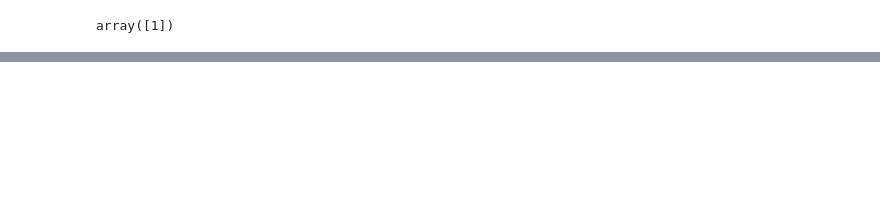
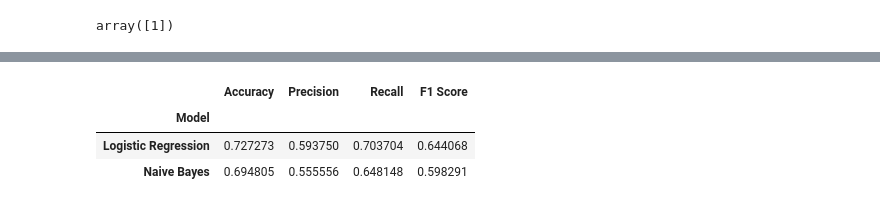
Before and after one commit to faizan-mustafa-dev/diabetes-prediction-ml, a Jupyter notebook: notebooks/02_model_training.ipynb, the cells around one changed output, grey strips where cells are left out. Cells and saved outputs as stored; diff of their text form; code cells hidden in the pictures; blank space fills up the shorter version.

```diff
--- a/notebooks/02_model_training.ipynb
+++ b/notebooks/02_model_training.ipynb
@@ -146,0 +200,3 @@ array([1])
+# %%
+f1_nb = f1_score(y_test, y_pred_gnb)
+f1_nb
@@ -146,0 +248,27 @@ array([1])
+# %%
+comparison = {
+    "Model": ["Logistic Regression", "Naive Bayes"],
+
+    "Accuracy": [
+        accuracy_lr,
+        accuracy_nb
+    ],
+
+    "Precision": [
+        precision_lr,
+        precision_nb
+    ],
+
+    "Recall": [
+        recall_lr,
+        recall_nb
+    ],
+
+    "F1 Score": [
+        f1_lr,
+        f1_nb
+    ]
+}
+# %%
+comparison_df = pd.DataFrame(comparison)
+comparison_df
@@ -146,0 +281,11 @@ array([1])
+# %%
+comparison_df.set_index("Model").plot(
+    kind="bar",
+    figsize=(10, 6)
+)
+plt.title("Model Comparison")
+plt.ylabel("Score")
+plt.xticks(rotation=0)
+plt.tight_layout()
+plt.savefig("../reports/figures/model_comparison.png")
+plt.show()
@@ -146,0 +294,7 @@ array([1])
+# %%
+comparison_df.set_index("Model")
+# %% [output]
+|  | Accuracy | Precision | Recall | F1 Score |
+| Model |  |  |  |  |
+| Logistic Regression | 0.727273 | 0.593750 | 0.703704 | 0.644068 |
+| Naive Bayes | 0.694805 | 0.555556 | 0.648148 | 0.598291 |
```
Also changed, not shown: parts of 36 cells of this notebook, 13 other files.
